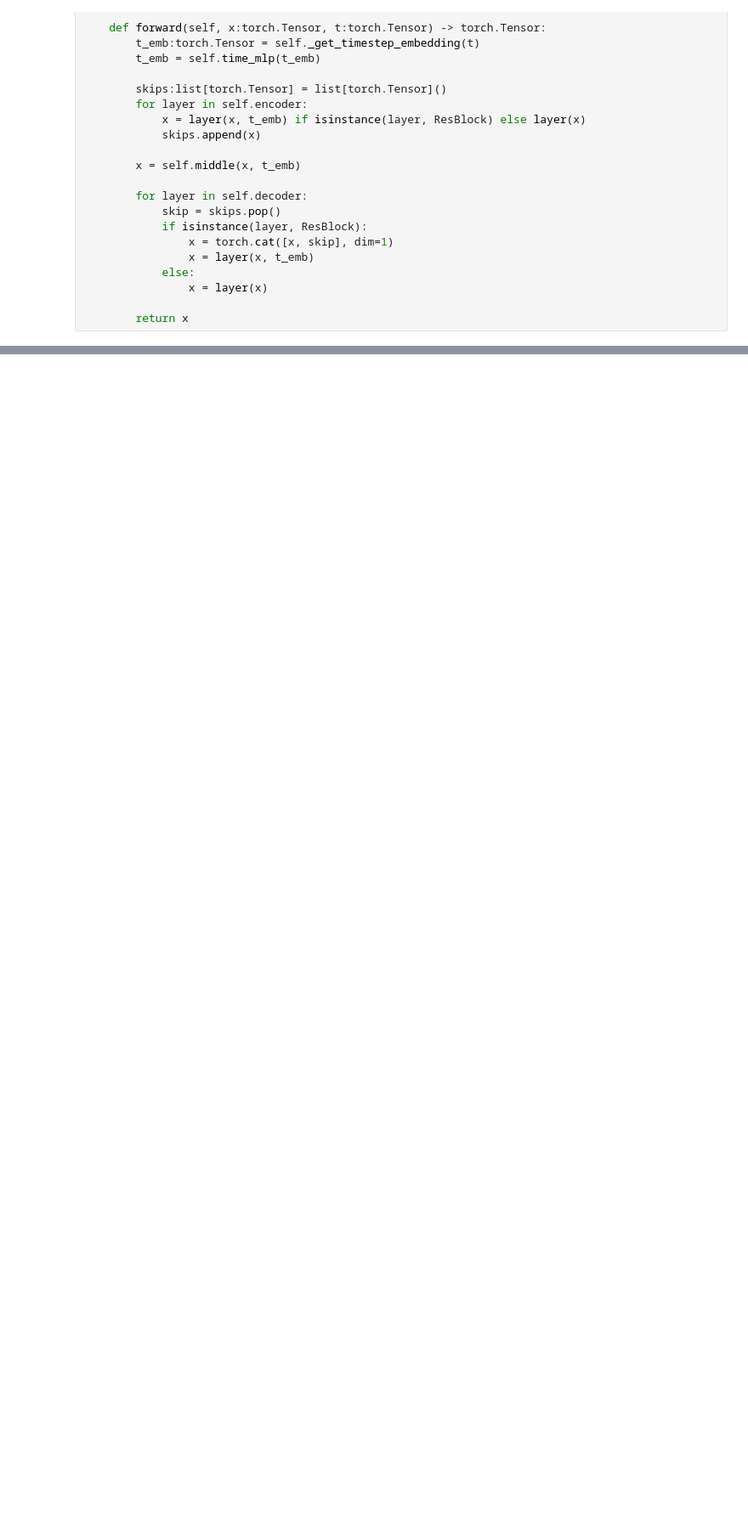
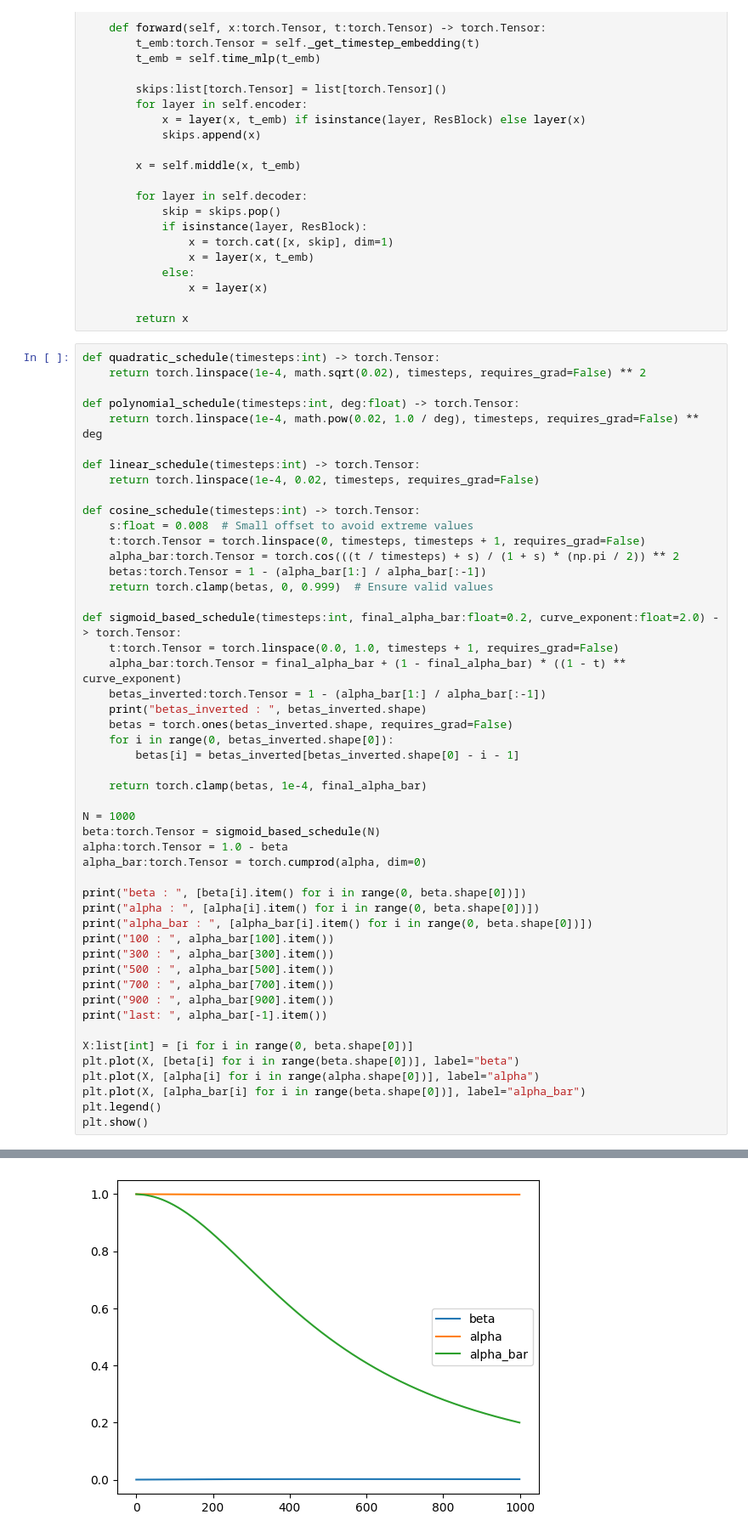
Before and after one commit to PaulPannetier/FaceGenerator, a Jupyter notebook: main.ipynb, the cells around one changed output, grey strips where cells are left out. Shown at 85% size. Cells and saved outputs as stored; diff of their text form; blank space fills up the shorter version.

Commit message:
Refine denoising schedule

```diff
--- a/main.ipynb
+++ b/main.ipynb
@@ -117,3 +120,53 @@ class UNet(nn.Module):
                 x = layer(x)
 
         return x
+# %%
+def quadratic_schedule(timesteps:int) -> torch.Tensor:
+    return torch.linspace(1e-4, math.sqrt(0.02), timesteps, requires_grad=False) ** 2
+
+def polynomial_schedule(timesteps:int, deg:float) -> torch.Tensor:
+    return torch.linspace(1e-4, math.pow(0.02, 1.0 / deg), timesteps, requires_grad=False) ** deg
+
+def linear_schedule(timesteps:int) -> torch.Tensor:
+    return torch.linspace(1e-4, 0.02, timesteps, requires_grad=False)
+
+def cosine_schedule(timesteps:int) -> torch.Tensor:
+    s:float = 0.008  # Small offset to avoid extreme values
+    t:torch.Tensor = torch.linspace(0, timesteps, timesteps + 1, requires_grad=False)
+    alpha_bar:torch.Tensor = torch.cos(((t / timesteps) + s) / (1 + s) * (np.pi / 2)) ** 2
+    betas:torch.Tensor = 1 - (alpha_bar[1:] / alpha_bar[:-1])
+    return torch.clamp(betas, 0, 0.999)  # Ensure valid values
+
+def sigmoid_based_schedule(timesteps:int, final_alpha_bar:float=0.2, curve_exponent:float=2.0) -> torch.Tensor:
+    t:torch.Tensor = torch.linspace(0.0, 1.0, timesteps + 1, requires_grad=False)
+    alpha_bar:torch.Tensor = final_alpha_bar + (1 - final_alpha_bar) * ((1 - t) ** curve_exponent)
+    betas_inverted:torch.Tensor = 1 - (alpha_bar[1:] / alpha_bar[:-1])
+    print("betas_inverted : ", betas_inverted.shape)
+    betas = torch.ones(betas_inverted.shape, requires_grad=False)
+    for i in range(0, betas_inverted.shape[0]):
+        betas[i] = betas_inverted[betas_inverted.shape[0] - i - 1]
+
+    return torch.clamp(betas, 1e-4, final_alpha_bar)
+
+N = 1000
+beta:torch.Tensor = sigmoid_based_schedule(N)
+alpha:torch.Tensor = 1.0 - beta
+alpha_bar:torch.Tensor = torch.cumprod(alpha, dim=0)
+
+print("beta : ", [beta[i].item() for i in range(0, beta.shape[0])])
+print("alpha : ", [alpha[i].item() for i in range(0, beta.shape[0])])
+print("alpha_bar : ", [alpha_bar[i].item() for i in range(0, beta.shape[0])])
+print("100 : ", alpha_bar[100].item())
+print("300 : ", alpha_bar[300].item())
+print("500 : ", alpha_bar[500].item())
+print("700 : ", alpha_bar[700].item())
+print("900 : ", alpha_bar[900].item())
+print("last: ", alpha_bar[-1].item())
+
+X:list[int] = [i for i in range(0, beta.shape[0])]
+plt.plot(X, [beta[i] for i in range(beta.shape[0])], label="beta")
+plt.plot(X, [alpha[i] for i in range(alpha.shape[0])], label="alpha")
+plt.plot(X, [alpha_bar[i] for i in range(beta.shape[0])], label="alpha_bar")
+plt.legend()
+plt.show()
+# %% [output]
@@ -120,2 +186,3 @@ class UNet(nn.Module):
+[figure, added]
 # %%
 class DiffusionModel:
```
Also changed, not shown: parts of 8 cells of this notebook, 1 other file.
